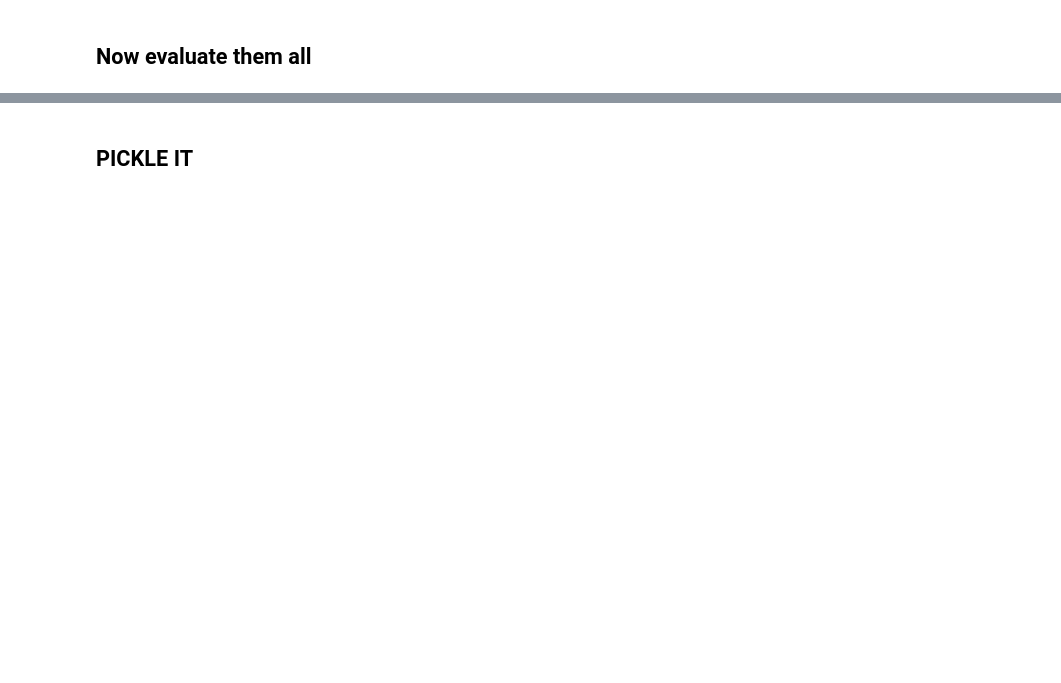
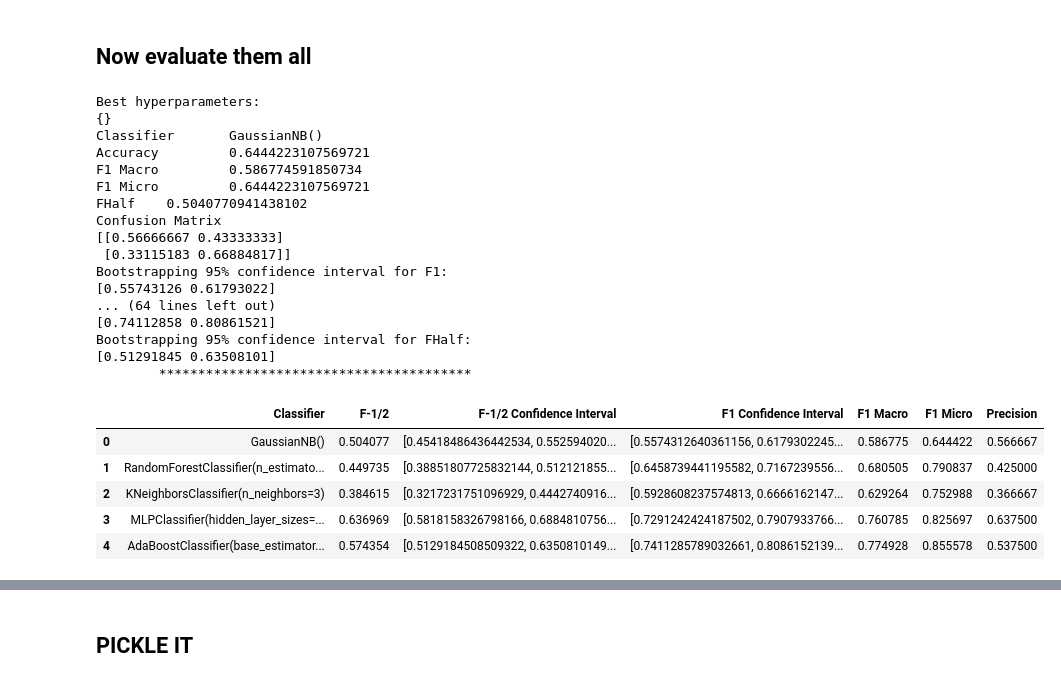
Before and after one commit to ramon349/BIONLP_final, a Jupyter notebook: proj2.ipynb, the cells around one changed output, grey strips where cells are left out. Drawn from its saved outputs; the diff is of its cells as text; code cells hidden in the pictures; blank space fills up the shorter version.

```diff
--- a/proj2.ipynb
+++ b/proj2.ipynb
@@ -553,6 +663,11 @@ bulkEval(predictions_test,test_classes)
 ## Now evaluate them all
 # %%
 from sklearn.metrics import confusion_matrix
+from sklearn.metrics import precision_score
+from sklearn.ensemble import AdaBoostClassifier
+from sklearn.neural_network import MLPClassifier
+from sklearn.neighbors import KNeighborsClassifier
+
 import random
 
 """
@@ -561,60 +676,66 @@ with true label being i-th class and prediced label being j-th class.
 """
 
 gnb = GaussianNB()
-svmc = svm.SVC(C=4, kernel='rbf', gamma='scale', probability=True)
+#svmc = svm.SVC(C=4, kernel='rbf', gamma='scale', probability=True)
 rf = RandomForestClassifier(n_estimators=5)
 knn=KNeighborsClassifier(n_neighbors=3)
-nn=MLPClassifier(hidden_layer_sizes=(11,))
-en=VotingClassifier(estimators=[('SVM', svmc), ('RF', rf),
+nn=MLPClassifier(hidden_layer_sizes=(10,))
+ada=AdaBoostClassifier(base_estimator=RandomForestClassifier(n_estimators=30, max_depth=3), n_estimators=50)
+en=VotingClassifier(estimators=[ ('RF', rf), #('SVM', svmc),
                                 ("KNN", knn), ("NN", nn)],
                                       voting='soft')
 
 f1df=pd.DataFrame()
 
-for clf in [gnb, svmc, rf, knn, nn, en]:
+for clf in [gnb, rf, knn, nn, ada]:
     vectorizer = myVectorizer()
 
     #SIMPLE PIPELINE
     pipeline = Pipeline(steps = [('vec',vectorizer),('classifier',clf)])
 
     grid_params = {}
     #SEARCH HYPERPARAMETERS
-    folds = 2
+    folds = 10
     grid = grid_search_hyperparam_space(grid_params,pipeline,folds, training_rows,training_classes)
 
     print('Best hyperparameters:')
     print(grid.best_params_)
 
     #CLASSIFY AND EVALUATE
     predictions_test = grid.predict(test_rows)
 
     print("Classifier\t", clf)
 
-    print ("Accuracy\t", acc(predictions_test,test_classes))
-    macro=f1(predictions_test,test_classes, average='macro')
-    micro=f1(predictions_test,test_classes, average='micro')
-    print ("F1 Macro\t", macro)
-    print ("F1 Micro\t", micro)
-    print("Confusion Matrix")
-    print(confusion_matrix(test_classes, predictions_test, labels=['CoM', 'Other'], normalize='true'))
-
-    #bootstrap it
-    f1s=[]
-    for iteration in range(1000):
-        resampleIndexes=random.choices(range(len(predictions_test)), k=len(predictions_test))
-        resamplePreds=[predictions_test[i] for i in resampleIndexes]
-        resampleTrueClasses=[test_classes[i] for i in resampleIndexes]
-        thisF1=f1(resamplePreds,resampleTrueClasses, average='macro')
-        f1s.append(thisF1)
-
-    print("Bootstrapping 95% confidence interval:")
-    interval=np.percentile(f1s, [2.5, 97.5])
-    print(interval)
-
-    print("\t****************************************\n")
+    macro, micro, interval, fhalf, halfinterval=bulkEval(predictions_test, test_classes, bs=True)
+    prec=precision_score(predictions_test, test_classes)
 
     entry={"Classifier": clf, "F1 Macro":macro, "F1 Micro":micro,
-              "Confidence Interval":interval}
+              "F1 Confidence Interval":interval, "Precision":prec,
+          "F-1/2": fhalf, "F-1/2 Confidence Interval": halfinterval}
     f1df=f1df.append(entry, ignore_index=True)
 
 f1df
+# %% [output]
+Best hyperparameters:
+{}
+Classifier       GaussianNB()
+Accuracy         0.6444223107569721
+F1 Macro         0.586774591850734
+F1 Micro         0.6444223107569721
+FHalf    0.5040770941438102
+Confusion Matrix
+[[0.56666667 0.43333333]
+ [0.33115183 0.66884817]]
+Bootstrapping 95% confidence interval for F1:
+[0.55743126 0.61793022]
+... (64 lines left out)
+[0.74112858 0.80861521]
+Bootstrapping 95% confidence interval for FHalf:
+[0.51291845 0.63508101]
+        ****************************************
+|  | Classifier | F-1/2 | F-1/2 Confidence Interval | F1 Confidence Interval | F1 Macro | F1 Micro | Precision |
+| 0 | GaussianNB() | 0.504077 | [0.45418486436442534, 0.552594020... | [0.5574312640361156, 0.6179302245... | 0.586775 | 0.644422 | 0.566667 |
+| 1 | RandomForestClassifier(n_estimato... | 0.449735 | [0.38851807725832144, 0.512121855... | [0.6458739441195582, 0.7167239556... | 0.680505 | 0.790837 | 0.425000 |
+| 2 | KNeighborsClassifier(n_neighbors=3) | 0.384615 | [0.3217231751096929, 0.4442740916... | [0.5928608237574813, 0.6666162147... | 0.629264 | 0.752988 | 0.366667 |
+| 3 | MLPClassifier(hidden_layer_sizes=... | 0.636969 | [0.5818158326798166, 0.6884810756... | [0.7291242424187502, 0.7907933766... | 0.760785 | 0.825697 | 0.637500 |
+| 4 | AdaBoostClassifier(base_estimator... | 0.574354 | [0.5129184508509322, 0.6350810149... | [0.7411285789032661, 0.8086152139... | 0.774928 | 0.855578 | 0.537500 |
```
Also changed, not shown: parts of 57 cells of this notebook.
